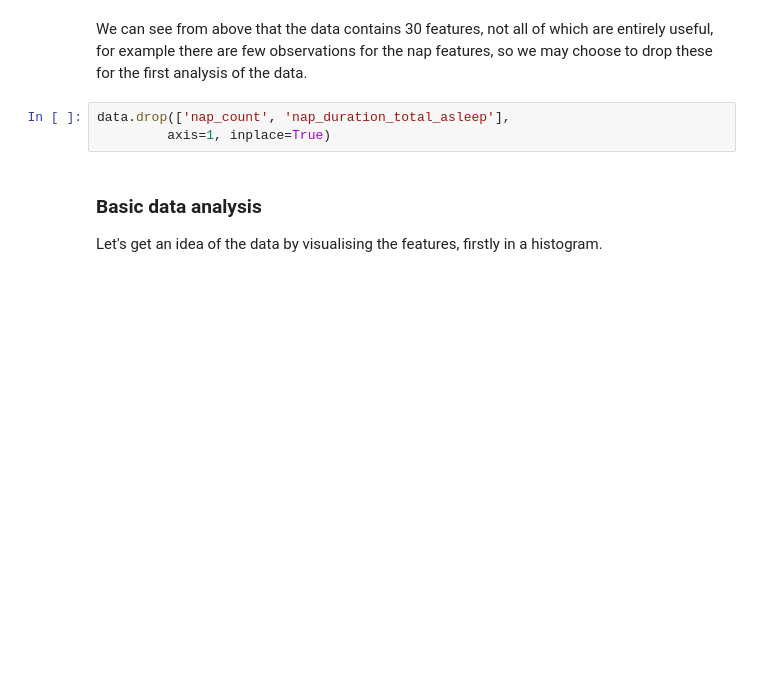
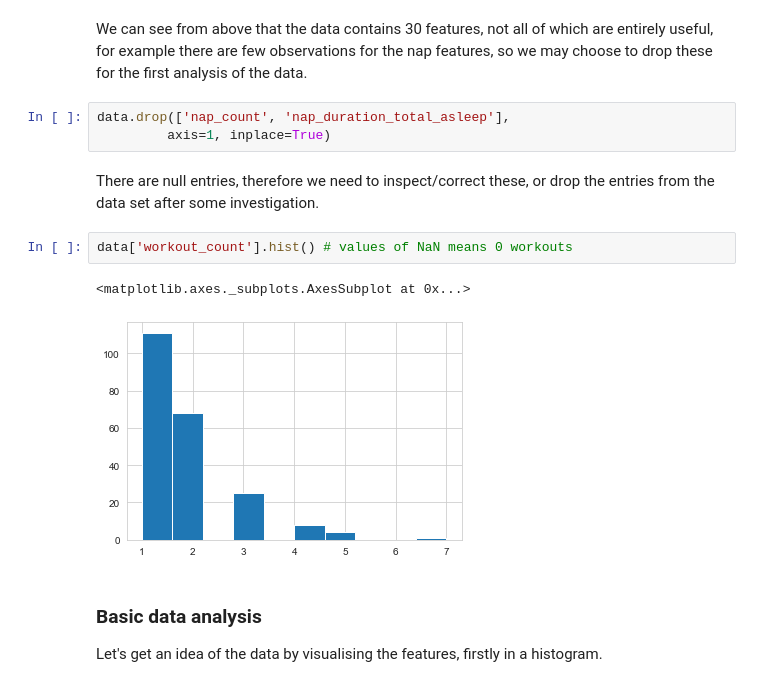
Before and after one commit to philip-papasavvas/ml_sandbox, a Jupyter notebook: jupyter-notebooks/Whoop Exploratory Data Analysis (EDA).ipynb, the cells around one changed output. Cells and saved outputs as stored; diff of their text form; blank space fills up the shorter version.

```diff
--- a/jupyter-notebooks/Whoop Exploratory Data Analysis (EDA).ipynb
+++ b/jupyter-notebooks/Whoop Exploratory Data Analysis (EDA).ipynb
@@ -165,6 +183,13 @@ We can see from above that the data contains 30 features, not all of which are e
 # %%
 data.drop(['nap_count', 'nap_duration_total_asleep'],
          axis=1, inplace=True)
+# %% [markdown]
+There are null entries, therefore we need to inspect/correct these, or drop the entries from the data set after some investigation.
+# %%
+data['workout_count'].hist() # values of NaN means 0 workouts
+# %% [output]
+<matplotlib.axes._subplots.AxesSubplot at 0x...>
+[figure, added]
 # %% [markdown]
 ### Basic data analysis
 Let's get an idea of the data by visualising the features, firstly in a histogram.
```
Also changed, not shown: parts of 22 cells of this notebook.
